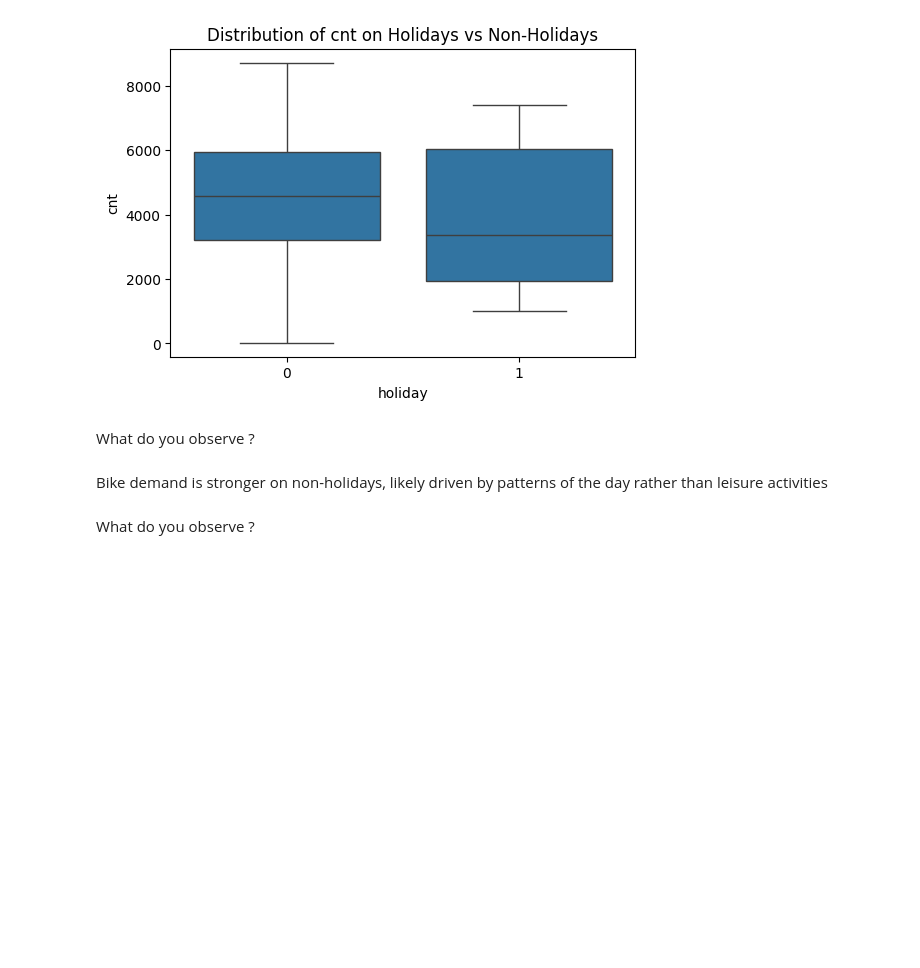
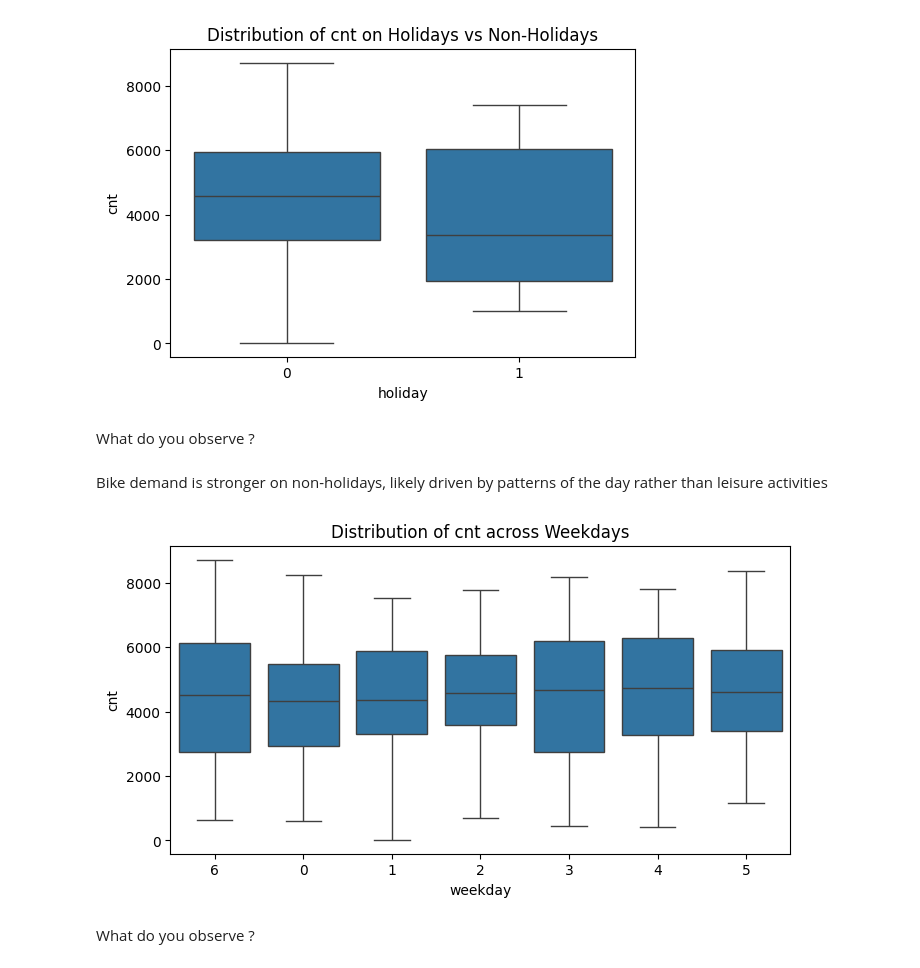
Before and after one commit to elisemyr/LAB3_MACHINE_LEARNING, a Jupyter notebook: lab3/Lab3_ML_AIDAMS_Student.ipynb, the cells around one changed output. Saved outputs shown, nothing was run; the diff lists cells and outputs as text; code cells hidden in the pictures; blank space fills up the shorter version.

```diff
--- a/lab3/Lab3_ML_AIDAMS_Student.ipynb
+++ b/lab3/Lab3_ML_AIDAMS_Student.ipynb
@@ -303,5 +303,12 @@ What do you observe ?
 Bike demand is stronger on non-holidays, likely driven by patterns of the day rather than leisure activities
 # %%
 # Total rentals on different days of the week.
+
+plt.figure(figsize=(8,4))
+sns.boxplot(x='weekday', y='cnt', data=df)
+plt.title('Distribution of cnt across Weekdays')
+plt.show()
+# %% [output]
+[figure, added]
 # %% [markdown]
 What do you observe ?
```
Also changed, not shown: parts of 10 cells of this notebook.
